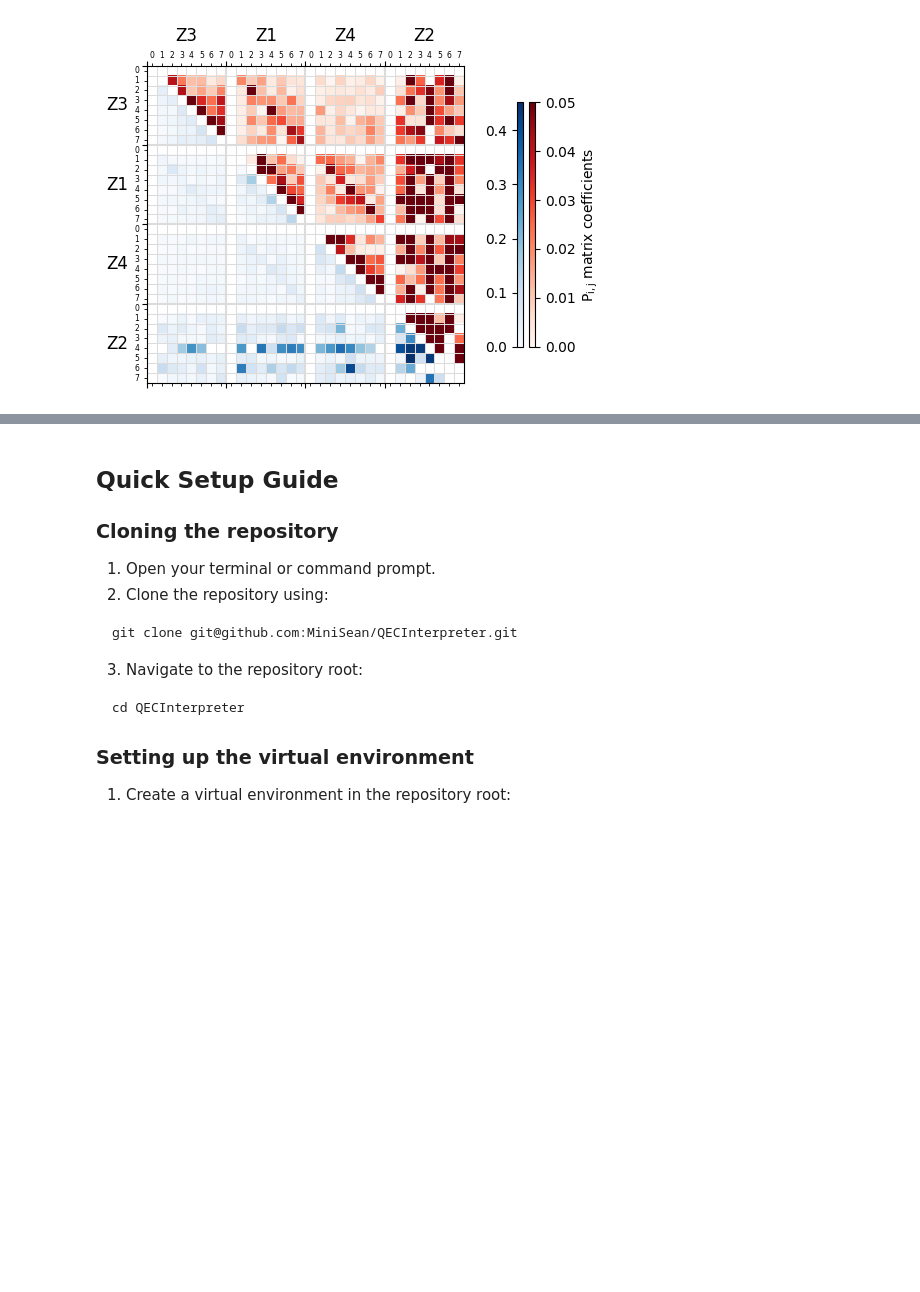
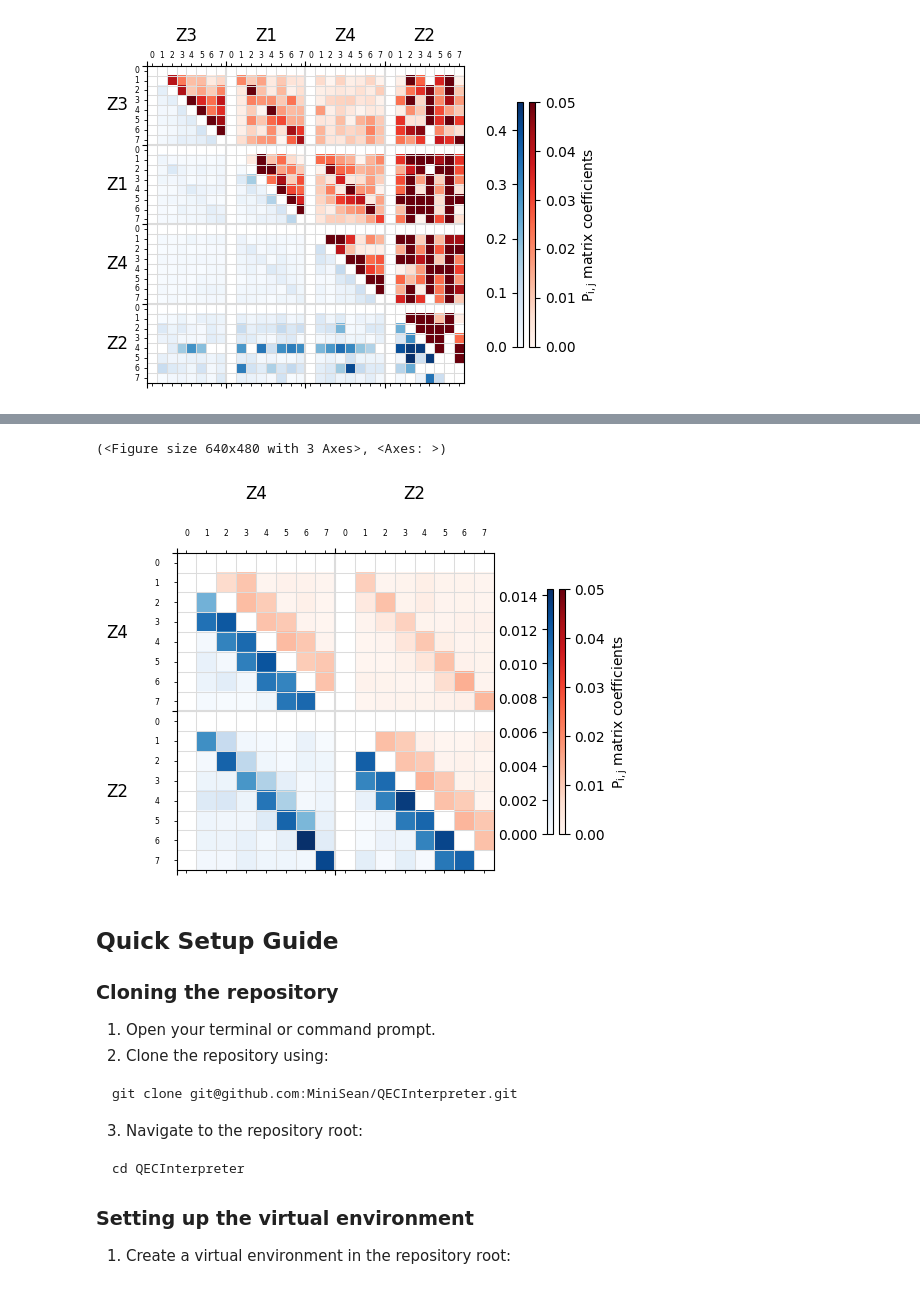
Before and after one commit to MiniSean/QECInterpreter, a Jupyter notebook: src/qce_interp/examples.ipynb, the cells around one changed output, grey strips where cells are left out. Cells and saved outputs as stored; diff of their text form; code cells hidden in the pictures; blank space fills up the shorter version.

```diff
--- a/src/qce_interp/examples.ipynb
+++ b/src/qce_interp/examples.ipynb
@@ -138,3 +181,11 @@ plot_pij_matrix(
+# %%
+plot_pij_matrix(
+    error_identifier=simulated_error_identifier,
+    included_rounds=simulated_data_manager.qec_rounds,
+)
+# %% [output]
+(<Figure size 640x480 with 3 Axes>, <Axes: >)
+[figure, added]
 # %% [markdown]
 ## Quick Setup Guide
 
```
Also changed, not shown: parts of 7 cells of this notebook, 9 other files.
